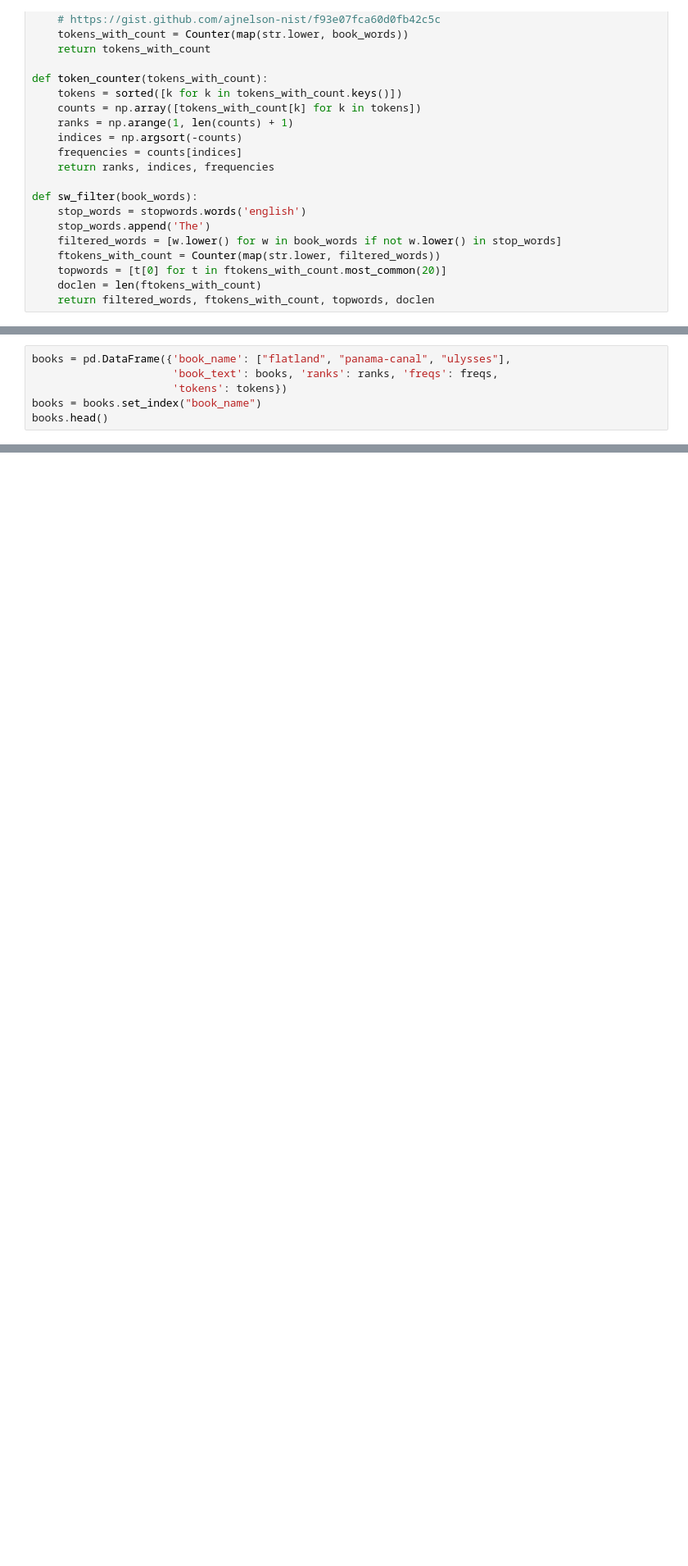
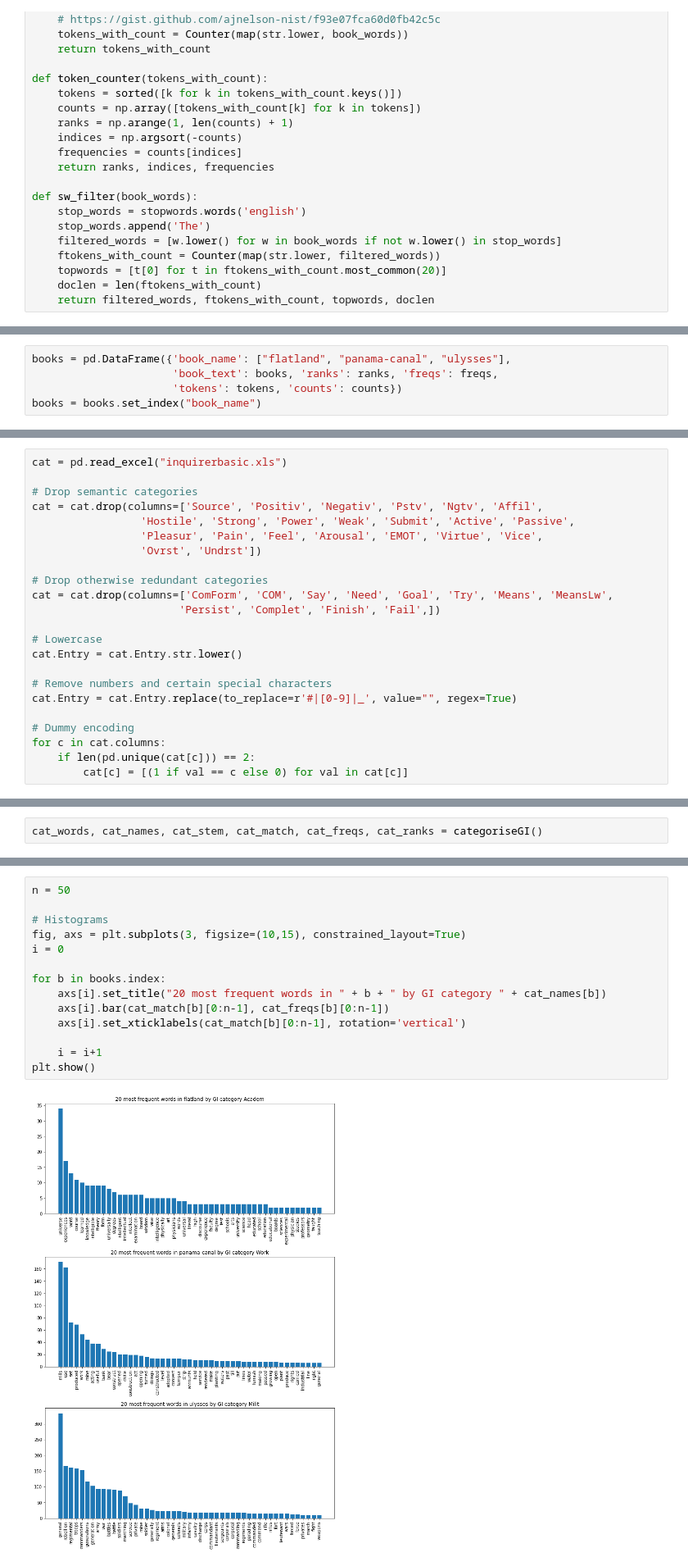
Before and after one commit to simppasofia/nlpproject, a Jupyter notebook: notebooks/word-categorisation.ipynb, the cells around one changed output, grey strips where cells are left out. Shown at 82% size. Drawn from its saved outputs; the diff is of its cells as text; blank space fills up the shorter version.

Commit message:
stemming and plots

```diff
--- a/notebooks/word-categorisation.ipynb
+++ b/notebooks/word-categorisation.ipynb
@@ -72,6 +81,5 @@ for i in range(len(books)):
 # %%
 books = pd.DataFrame({'book_name': ["flatland", "panama-canal", "ulysses"],
                       'book_text': books, 'ranks': ranks, 'freqs': freqs,
-                      'tokens': tokens})
+                      'tokens': tokens, 'counts': counts})
 books = books.set_index("book_name")
-books.head()
@@ -157,3 +158,26 @@ GI categories: http://www.wjh.harvard.edu/~inquirer/homecat.htm
     - GI: Work (261 words), Econ@ (510 words)
 - Economics (?)
     - GI: Econ@ (510 words)
+# %%
+cat = pd.read_excel("inquirerbasic.xls")
+
+# Drop semantic categories
+cat = cat.drop(columns=['Source', 'Positiv', 'Negativ', 'Pstv', 'Ngtv', 'Affil',
+                 'Hostile', 'Strong', 'Power', 'Weak', 'Submit', 'Active', 'Passive',
+                 'Pleasur', 'Pain', 'Feel', 'Arousal', 'EMOT', 'Virtue', 'Vice',
+                 'Ovrst', 'Undrst'])
+
+# Drop otherwise redundant categories
+cat = cat.drop(columns=['ComForm', 'COM', 'Say', 'Need', 'Goal', 'Try', 'Means', 'MeansLw',
+                       'Persist', 'Complet', 'Finish', 'Fail',])
+
+# Lowercase
+cat.Entry = cat.Entry.str.lower()
+
+# Remove numbers and certain special characters
+cat.Entry = cat.Entry.replace(to_replace=r'#|[0-9]|_', value="", regex=True)
+
+# Dummy encoding
+for c in cat.columns:
+    if len(pd.unique(cat[c])) == 2:
+        cat[c] = [(1 if val == c else 0) for val in cat[c]]
@@ -173,0 +235,2 @@ Results:
+# %%
+cat_words, cat_names, cat_stem, cat_match, cat_freqs, cat_ranks = categoriseGI()
@@ -173,0 +261,16 @@ Results:
+# %%
+n = 50
+
+# Histograms
+fig, axs = plt.subplots(3, figsize=(10,15), constrained_layout=True)
+i = 0
+
+for b in books.index:
+    axs[i].set_title("20 most frequent words in " + b + " by GI category " + cat_names[b])
+    axs[i].bar(cat_match[b][0:n-1], cat_freqs[b][0:n-1])
+    axs[i].set_xticklabels(cat_match[b][0:n-1], rotation='vertical')
+
+    i = i+1
+plt.show()
+# %% [output]
+[figure, added]
```
Also changed, not shown: parts of 16 cells of this notebook.
